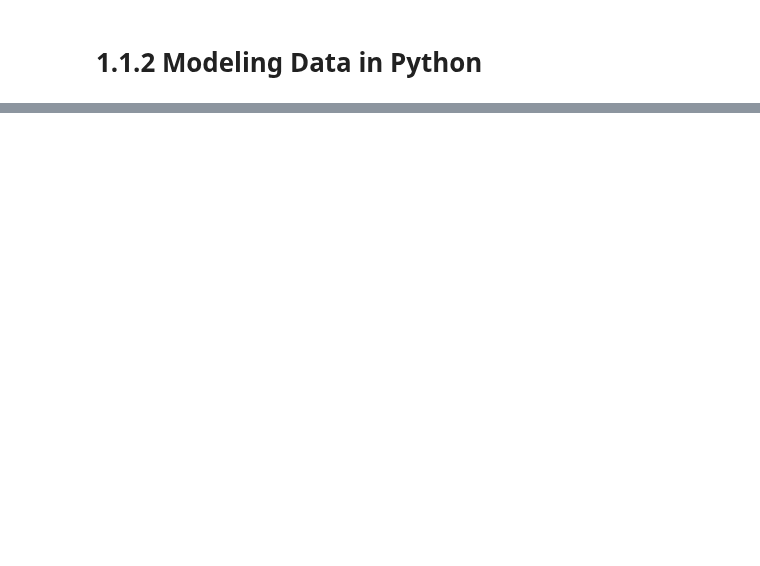
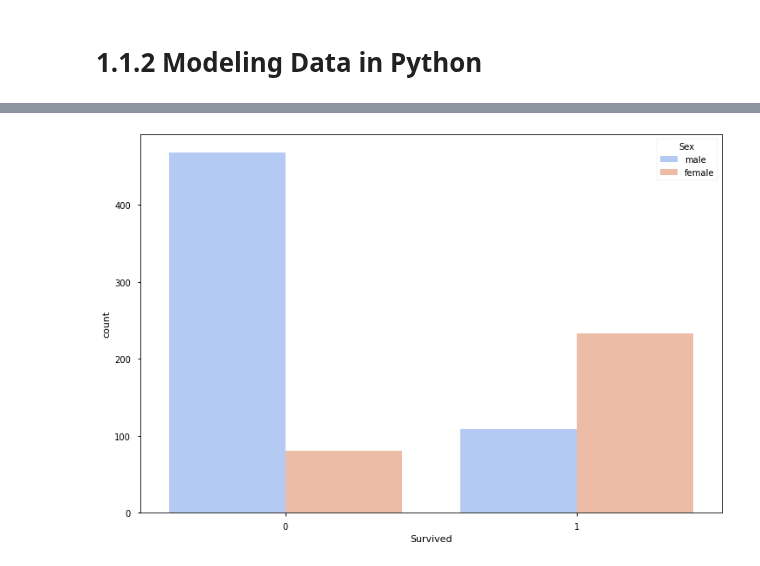
Before and after one commit to PaulToronto/Howard-University-Coursera-Linear-Algebra-For-Data-Science-Specialization, a Jupyter notebook: 1_1_2_Modeling_Data_in_Python.ipynb, the cells around one changed output, grey strips where cells are left out. Saved outputs shown, nothing was run; the diff lists cells and outputs as text; code cells hidden in the pictures; blank space fills up the shorter version.

```diff
--- a/1_1_2_Modeling_Data_in_Python.ipynb
+++ b/1_1_2_Modeling_Data_in_Python.ipynb
@@ -32,0 +124,5 @@ pd.read_csv(path)
+# %%
+plt.figure(figsize=(12, 8))
+sns.countplot(x='Survived', hue='Sex', data=titanic, palette='coolwarm');
+# %% [output]
+[figure, added]
```
Also changed, not shown: parts of 21 cells of this notebook.
